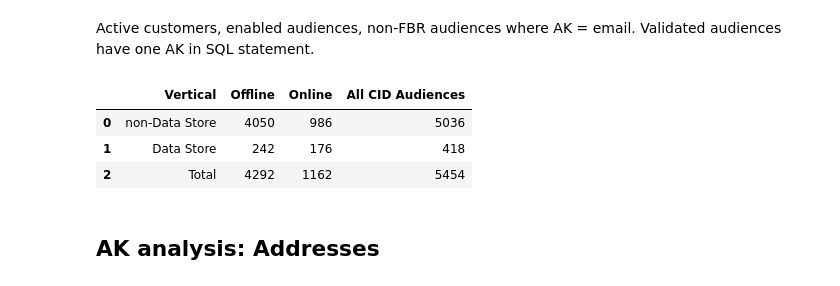
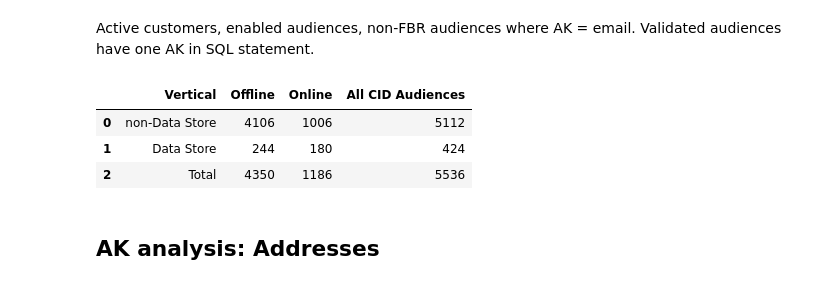
Before and after one commit to anthonylschultz/Product-Investigations, a Jupyter notebook: Audience Key analysis/results.ipynb, the cells around one changed output. Saved outputs shown, nothing was run; the diff lists cells and outputs as text; code cells hidden in the pictures.

```diff
--- a/Audience Key analysis/results.ipynb
+++ b/Audience Key analysis/results.ipynb
@@ -67,17 +71,17 @@ email_aks_table.head()
 Active customers, enabled audiences, non-FBR audiences where AK = email. Validated audiences have one AK in SQL statement.
 # %%
 cid_aks = {'Vertical': ['non-Data Store', 'Data Store', 'Total'],
-           'Offline': [4050, 242, 4292],
-           'Online': [986, 176, 1162],
-           'All CID Audiences': [5036, 418, 5454]
+           'Offline': [CID_offline-CID_DS_offline, CID_DS_offline, CID_offline],
+           'Online': [CID_online-CID_DS_online, CID_DS_online, CID_online],
+           'All CID Audiences': [(CID_offline-CID_DS_offline) + (CID_online-CID_DS_online), CID_DS_offline + CID_DS_online, CID_offline + CID_online]
           }
 cid_aks_table = pd.DataFrame(cid_aks, columns = ['Vertical', 'Offline', 'Online', 'All CID Audiences'])
 cid_aks_table
 # %% [output]
 |  | Vertical | Offline | Online | All CID Audiences |
-| 0 | non-Data Store | 4050 | 986 | 5036 |
-| 1 | Data Store | 242 | 176 | 418 |
-| 2 | Total | 4292 | 1162 | 5454 |
+| 0 | non-Data Store | 4106 | 1006 | 5112 |
+| 1 | Data Store | 244 | 180 | 424 |
+| 2 | Total | 4350 | 1186 | 5536 |
 # %% [markdown]
 ## AK analysis: Addresses
 # %% [markdown]
```
Also changed, not shown: parts of 29 cells of this notebook.
